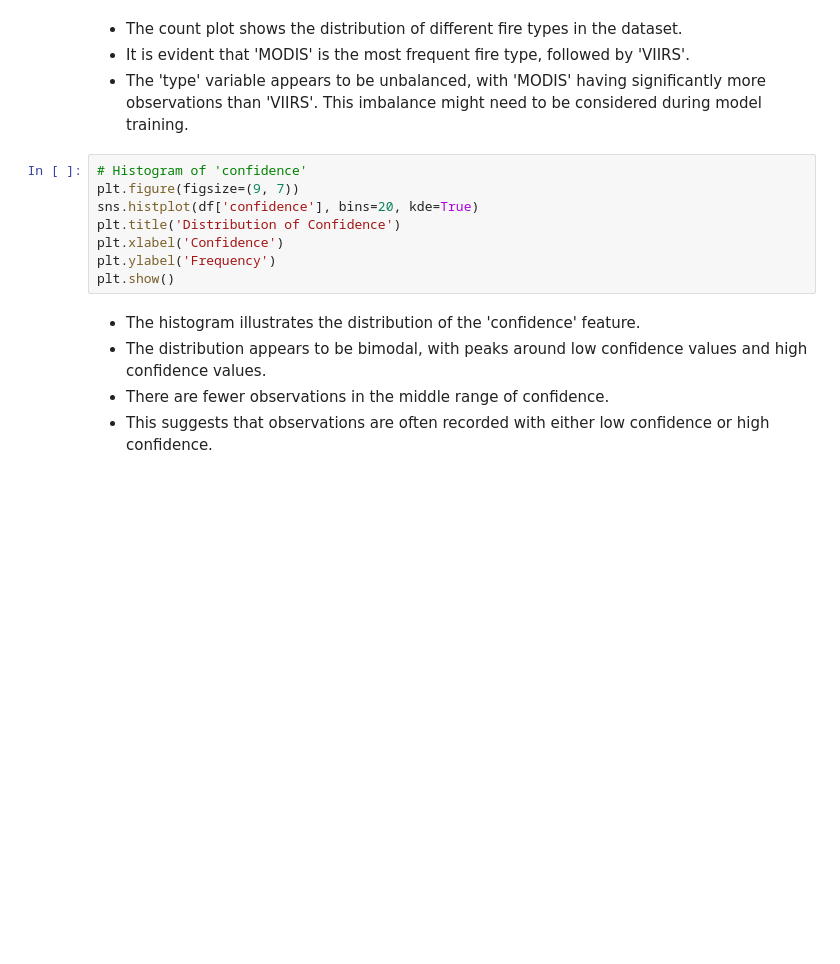
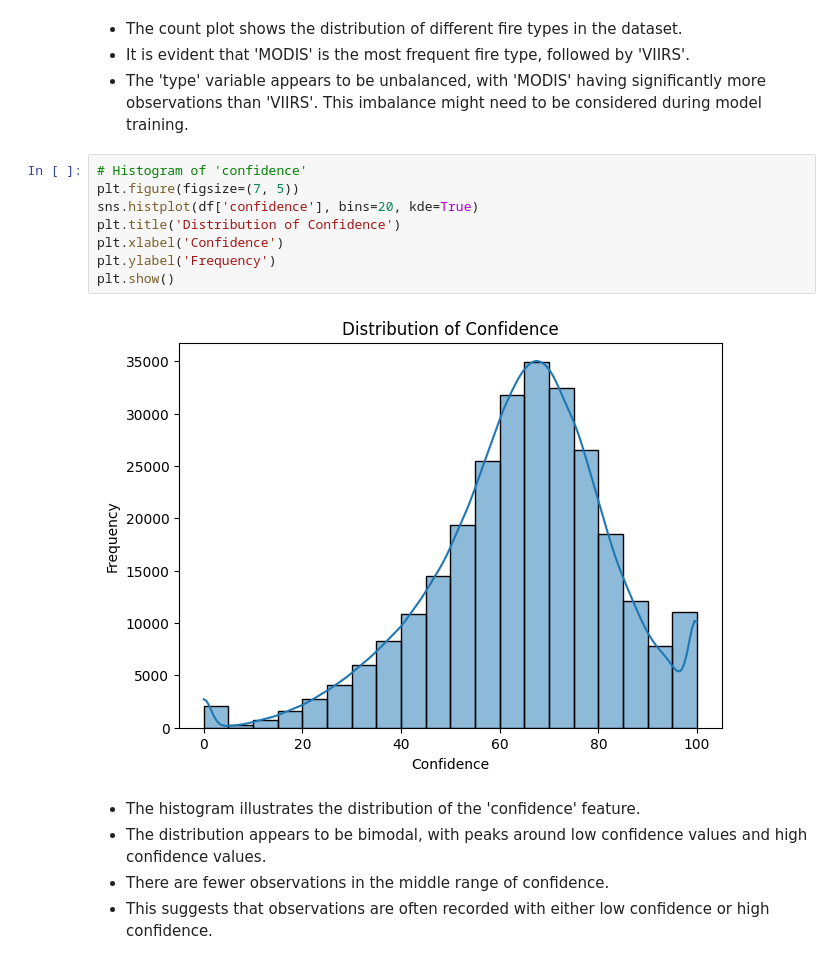
Before and after one commit to 7wik021004/my_deforestation-detection, a Jupyter notebook: my_deforestation_detection_.ipynb, the cells around one changed output. Cells and saved outputs as stored; diff of their text form; blank space fills up the shorter version.

```diff
--- a/my_deforestation_detection_.ipynb
+++ b/my_deforestation_detection_.ipynb
@@ -220,12 +259,14 @@ plt.show()
 - The 'type' variable appears to be unbalanced, with 'MODIS' having significantly more observations than 'VIIRS'. This imbalance might need to be considered during model training.
 # %%
 # Histogram of 'confidence'
-plt.figure(figsize=(9, 7))
+plt.figure(figsize=(7, 5))
 sns.histplot(df['confidence'], bins=20, kde=True)
 plt.title('Distribution of Confidence')
 plt.xlabel('Confidence')
 plt.ylabel('Frequency')
 plt.show()
+# %% [output]
+[figure, added]
 # %% [markdown]
 - The histogram illustrates the distribution of the 'confidence' feature.
 - The distribution appears to be bimodal, with peaks around low confidence values and high confidence values.
```
Also changed, not shown: parts of 57 cells of this notebook.
